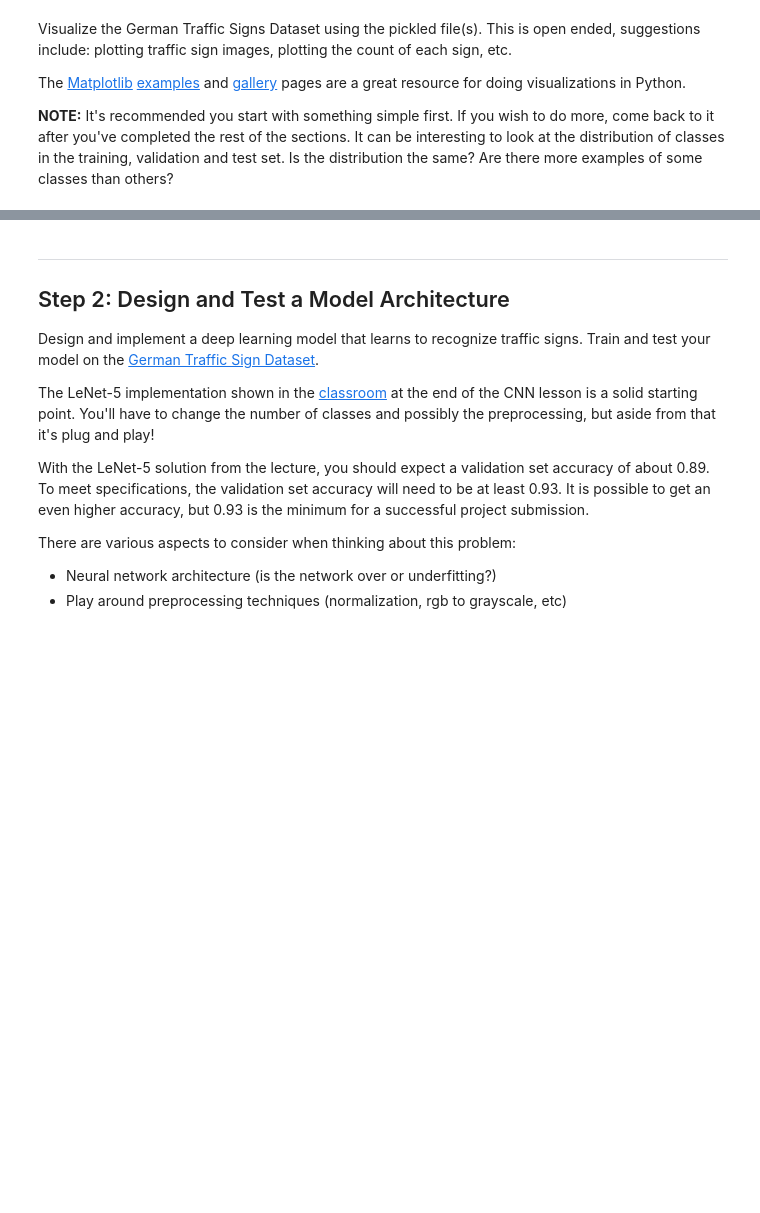
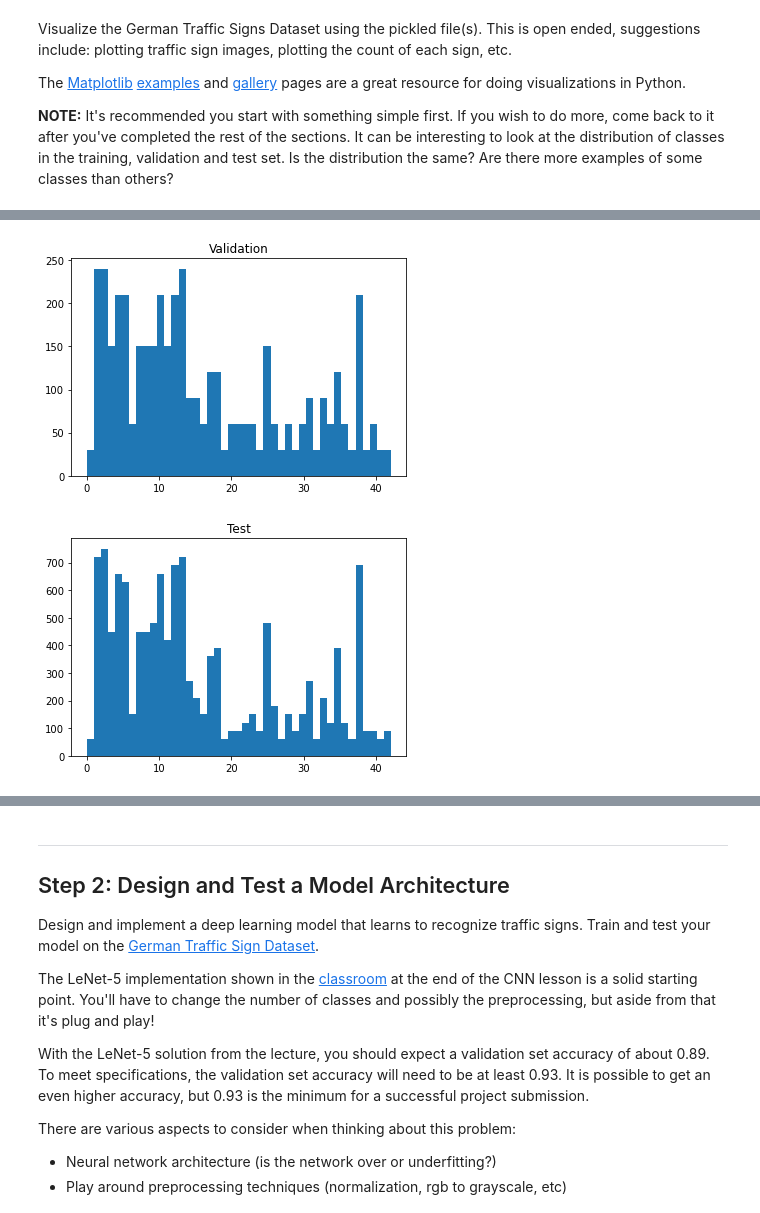
Before and after one commit to JulioZanotto/CarND_TrafficSignCLassifier_P3, a Jupyter notebook: Traffic_Sign_Classifier.ipynb, the cells around one changed output, grey strips where cells are left out. Cells and saved outputs as stored; diff of their text form; code cells hidden in the pictures; blank space fills up the shorter version.

```diff
--- a/Traffic_Sign_Classifier.ipynb
+++ b/Traffic_Sign_Classifier.ipynb
@@ -93,0 +160,11 @@ import matplotlib.pyplot as plt
+# %%
+# The same for validation and testing dataset
+plt.hist(y_valid, bins=43)
+plt.title('Validation')
+plt.show()
+plt.hist(y_test, bins=43)
+plt.title('Test')
+plt.show()
+# %% [output]
+[figure, added]
+[figure, added]
```
Also changed, not shown: parts of 39 cells of this notebook, 16 other files.
